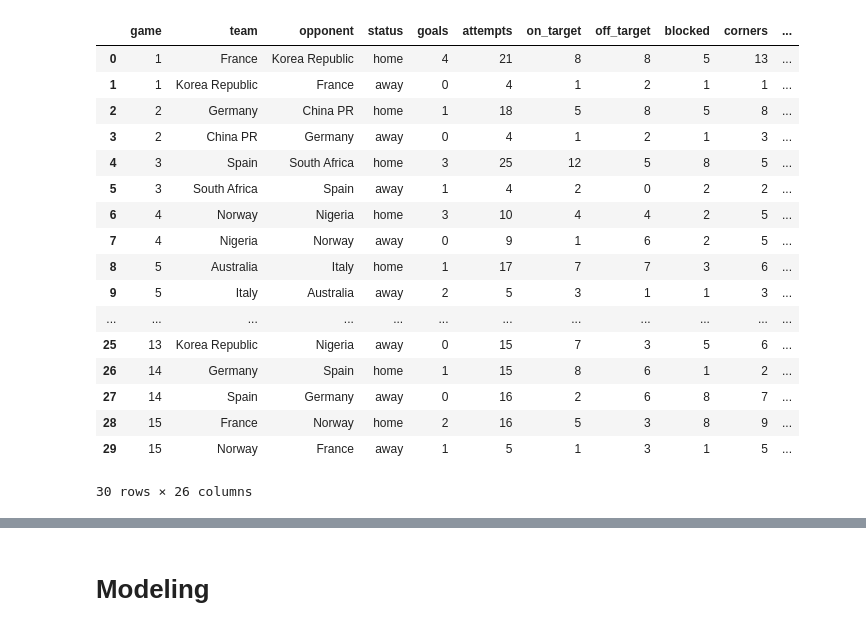
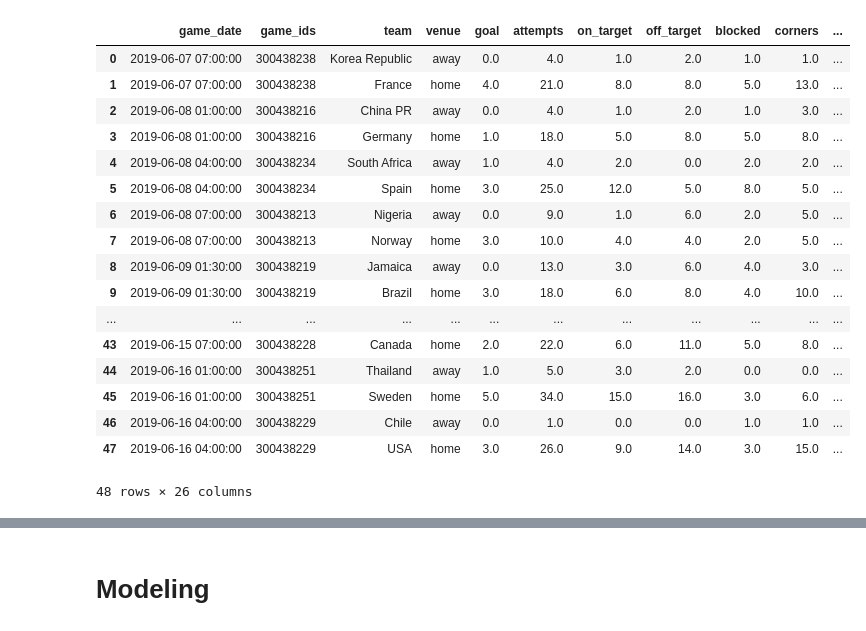
Before and after one commit to Jbrancazio/fwwc_predictor, a Jupyter notebook: FWWC_Predictor.ipynb, the cells around one changed output, grey strips where cells are left out. Cells and saved outputs as stored; diff of their text form; code cells hidden in the pictures.

```diff
--- a/FWWC_Predictor.ipynb
+++ b/FWWC_Predictor.ipynb
@@ -69,33 +10,36 @@ raw_df
+# %%
+data = pd.read_csv("FWWW.csv")
+# %%
+data.drop("Unnamed: 0",axis=1,inplace=True)
 # %%
 def clean_data(df):
 
-
     df["on_target_percent"]=df["on_target"]/df["attempts"]
 
-    df["finishes_per_attempt"]=df["goals"]/df["attempts"]
+    df["finishes_per_attempt"]=df["goal"]/df["attempts"]
 
-    df["finished_per_target"]=df["goals"]/df["on_target"]
+    df["finished_per_target"]=df["goal"]/df["on_target"]
 
-
+    df.fillna(float(0.00),inplace=True)
     return df
 # %%
-clean_data(raw_df)
+clean_data(data)
 # %% [output]
-|  | game | team | opponent | status | goals | attempts | on_target | off_target | blocked | corners | ... |
-| 0 | 1 | France | Korea Republic | home | 4 | 21 | 8 | 8 | 5 | 13 | ... |
-| 1 | 1 | Korea Republic | France | away | 0 | 4 | 1 | 2 | 1 | 1 | ... |
-| 2 | 2 | Germany | China PR | home | 1 | 18 | 5 | 8 | 5 | 8 | ... |
-| 3 | 2 | China PR | Germany | away | 0 | 4 | 1 | 2 | 1 | 3 | ... |
-| 4 | 3 | Spain | South Africa | home | 3 | 25 | 12 | 5 | 8 | 5 | ... |
-| 5 | 3 | South Africa | Spain | away | 1 | 4 | 2 | 0 | 2 | 2 | ... |
-| 6 | 4 | Norway | Nigeria | home | 3 | 10 | 4 | 4 | 2 | 5 | ... |
-| 7 | 4 | Nigeria | Norway | away | 0 | 9 | 1 | 6 | 2 | 5 | ... |
-| 8 | 5 | Australia | Italy | home | 1 | 17 | 7 | 7 | 3 | 6 | ... |
-| 9 | 5 | Italy | Australia | away | 2 | 5 | 3 | 1 | 1 | 3 | ... |
+|  | game_date | game_ids | team | venue | goal | attempts | on_target | off_target | blocked | corners | ... |
+| 0 | 2019-06-07 07:00:00 | 300438238 | Korea Republic | away | 0.0 | 4.0 | 1.0 | 2.0 | 1.0 | 1.0 | ... |
+| 1 | 2019-06-07 07:00:00 | 300438238 | France | home | 4.0 | 21.0 | 8.0 | 8.0 | 5.0 | 13.0 | ... |
+| 2 | 2019-06-08 01:00:00 | 300438216 | China PR | away | 0.0 | 4.0 | 1.0 | 2.0 | 1.0 | 3.0 | ... |
+| 3 | 2019-06-08 01:00:00 | 300438216 | Germany | home | 1.0 | 18.0 | 5.0 | 8.0 | 5.0 | 8.0 | ... |
+| 4 | 2019-06-08 04:00:00 | 300438234 | South Africa | away | 1.0 | 4.0 | 2.0 | 0.0 | 2.0 | 2.0 | ... |
+| 5 | 2019-06-08 04:00:00 | 300438234 | Spain | home | 3.0 | 25.0 | 12.0 | 5.0 | 8.0 | 5.0 | ... |
+| 6 | 2019-06-08 07:00:00 | 300438213 | Nigeria | away | 0.0 | 9.0 | 1.0 | 6.0 | 2.0 | 5.0 | ... |
+| 7 | 2019-06-08 07:00:00 | 300438213 | Norway | home | 3.0 | 10.0 | 4.0 | 4.0 | 2.0 | 5.0 | ... |
+| 8 | 2019-06-09 01:30:00 | 300438219 | Jamaica | away | 0.0 | 13.0 | 3.0 | 6.0 | 4.0 | 3.0 | ... |
+| 9 | 2019-06-09 01:30:00 | 300438219 | Brazil | home | 3.0 | 18.0 | 6.0 | 8.0 | 4.0 | 10.0 | ... |
 | ... | ... | ... | ... | ... | ... | ... | ... | ... | ... | ... | ... |
-| 25 | 13 | Korea Republic | Nigeria | away | 0 | 15 | 7 | 3 | 5 | 6 | ... |
-| 26 | 14 | Germany | Spain | home | 1 | 15 | 8 | 6 | 1 | 2 | ... |
-| 27 | 14 | Spain | Germany | away | 0 | 16 | 2 | 6 | 8 | 7 | ... |
-| 28 | 15 | France | Norway | home | 2 | 16 | 5 | 3 | 8 | 9 | ... |
-| 29 | 15 | Norway | France | away | 1 | 5 | 1 | 3 | 1 | 5 | ... |
+| 43 | 2019-06-15 07:00:00 | 300438228 | Canada | home | 2.0 | 22.0 | 6.0 | 11.0 | 5.0 | 8.0 | ... |
+| 44 | 2019-06-16 01:00:00 | 300438251 | Thailand | away | 1.0 | 5.0 | 3.0 | 2.0 | 0.0 | 0.0 | ... |
+| 45 | 2019-06-16 01:00:00 | 300438251 | Sweden | home | 5.0 | 34.0 | 15.0 | 16.0 | 3.0 | 6.0 | ... |
+| 46 | 2019-06-16 04:00:00 | 300438229 | Chile | away | 0.0 | 1.0 | 0.0 | 0.0 | 1.0 | 1.0 | ... |
+| 47 | 2019-06-16 04:00:00 | 300438229 | USA | home | 3.0 | 26.0 | 9.0 | 14.0 | 3.0 | 15.0 | ... |
-30 rows × 26 columns
+48 rows × 26 columns
```
Also changed, not shown: parts of 22 cells of this notebook, 51 other files.
